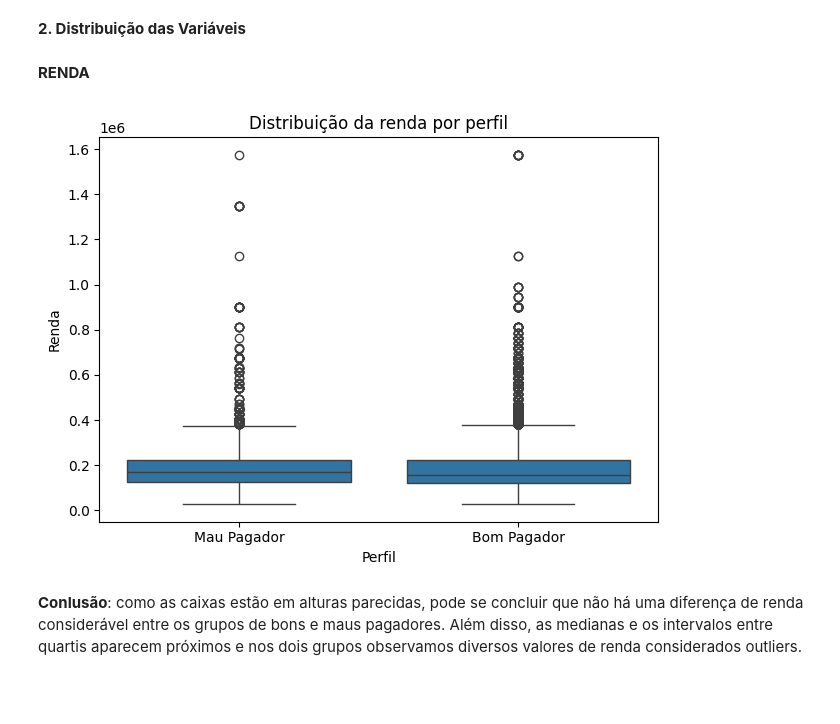
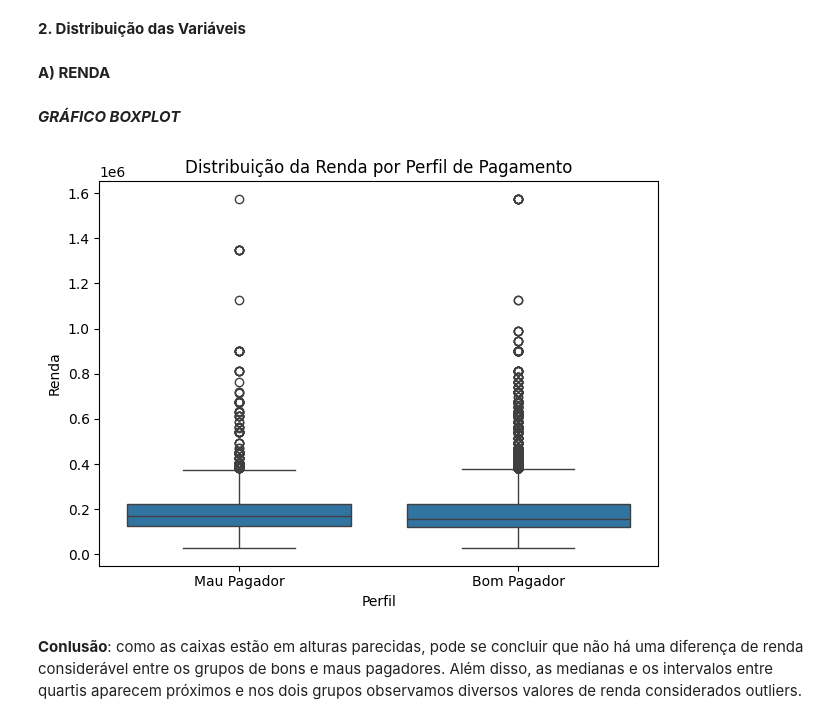
Before and after one commit to marciapaulasv-coder/TechChalenge, a Jupyter notebook: 01_eda.ipynb, the cells around one changed output. Saved outputs shown, nothing was run; the diff lists cells and outputs as text; code cells hidden in the pictures; blank space fills up the shorter version.

```diff
--- a/01_eda.ipynb
+++ b/01_eda.ipynb
@@ -286,21 +286,23 @@ df['PERFIL'] = df['TARGET'].map({0: 'Bom Pagador', 1: 'Mau Pagador'})
 # %% [markdown]
 **2. Distribuição das Variáveis**
 # %% [markdown]
-**RENDA**
+**A) RENDA**
+# %% [markdown]
+***GRÁFICO BOXPLOT***
 # %%
 sns.boxplot(
     x='PERFIL',
     y='AMT_INCOME_TOTAL',
     data=df
 )
 
-plt.title('Distribuição da renda por perfil')
+plt.title('Distribuição da Renda por Perfil de Pagamento')
 plt.xlabel('Perfil')
 plt.ylabel('Renda')
 plt.tight_layout()
 plt.show()
 # %% [output]
-[figure, old version]
+[figure, new version]
 # %% [markdown]
 **Conlusão**: como as caixas estão em alturas parecidas, pode se concluir que não há uma diferença de renda considerável entre os grupos de bons e maus pagadores. Além disso, as medianas e os intervalos entre quartis aparecem próximos e nos dois grupos observamos diversos valores de renda considerados outliers.
 # %%
```
Also changed, not shown: parts of 30 cells of this notebook.
